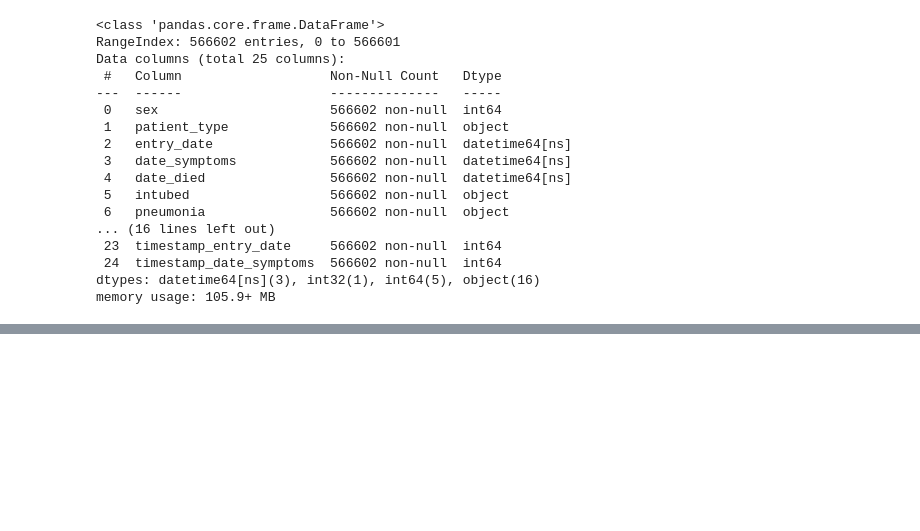
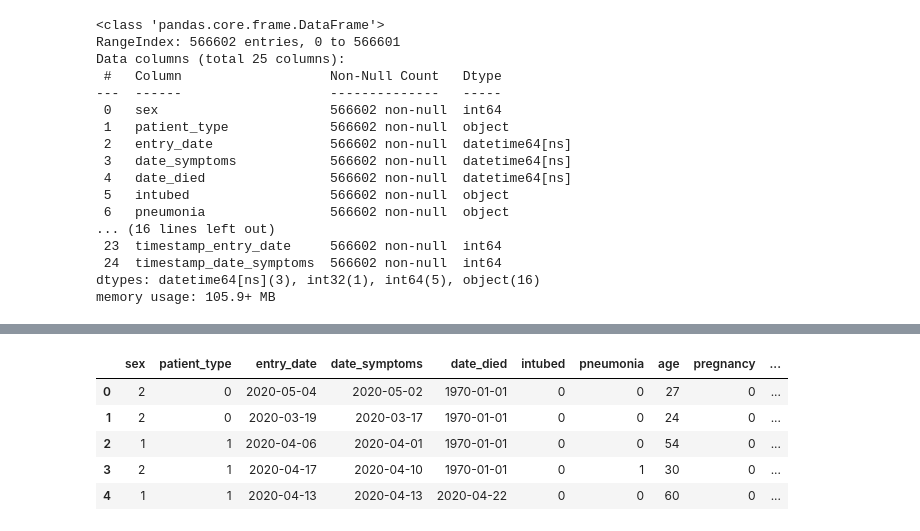
Before and after one commit to Pourya-Ardestani/DataScience, a Jupyter notebook: third.ipynb, the cells around one changed output, grey strips where cells are left out. Cells and saved outputs as stored; diff of their text form; code cells hidden in the pictures; blank space fills up the shorter version.

```diff
--- a/third.ipynb
+++ b/third.ipynb
@@ -287,0 +290,9 @@ memory usage: 43.8 MB
+# %%
+df.head()
+# %% [output]
+|  | sex | patient_type | entry_date | date_symptoms | date_died | intubed | pneumonia | age | pregnancy | ... |
+| 0 | 2 | 0 | 2020-05-04 | 2020-05-02 | 1970-01-01 | 0 | 0 | 27 | 0 | ... |
+| 1 | 2 | 0 | 2020-03-19 | 2020-03-17 | 1970-01-01 | 0 | 0 | 24 | 0 | ... |
+| 2 | 1 | 1 | 2020-04-06 | 2020-04-01 | 1970-01-01 | 0 | 0 | 54 | 0 | ... |
+| 3 | 2 | 1 | 2020-04-17 | 2020-04-10 | 1970-01-01 | 0 | 1 | 30 | 0 | ... |
+| 4 | 1 | 1 | 2020-04-13 | 2020-04-13 | 2020-04-22 | 0 | 0 | 60 | 0 | ... |
```
Also changed, not shown: parts of 19 cells of this notebook.
